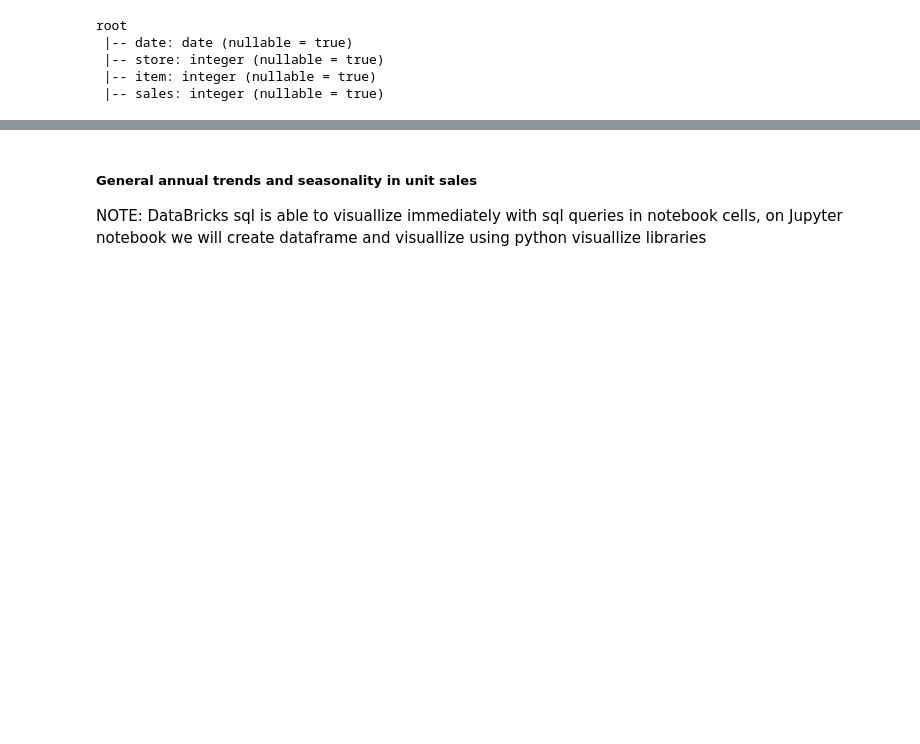
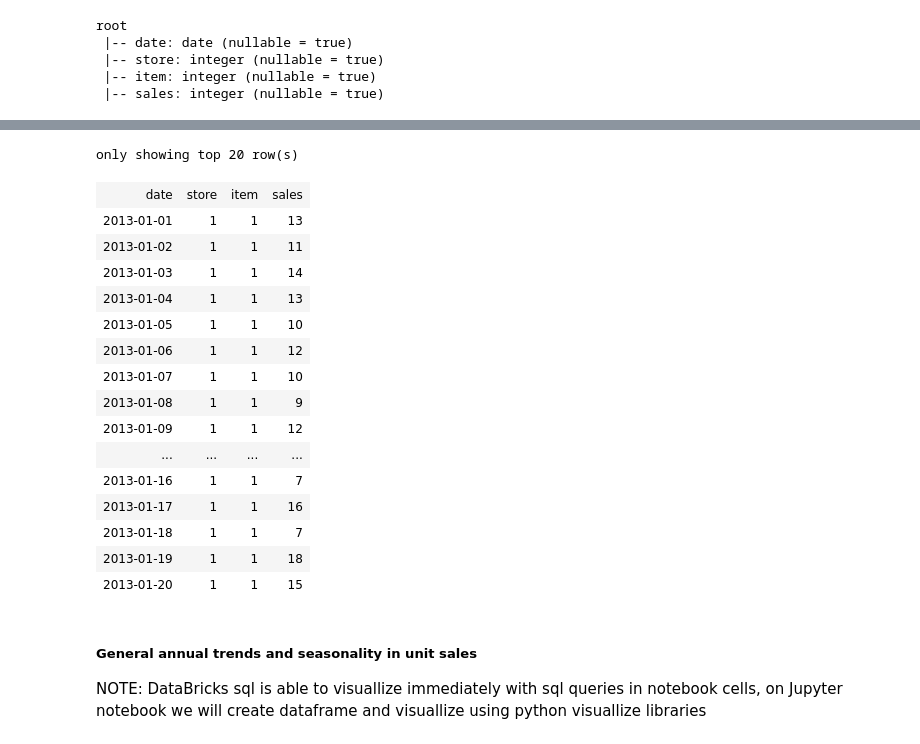
Before and after one commit to FelixQLe/Fine_Grained_Time_Serries_Forecasting_Leverage_Apache_Spark_FBProphet, a Jupyter notebook: Fine_Grained_Time_Serries_Forecasting_Leverage_Apache_Spark_FBProphet.ipynb, the cells around one changed output, grey strips where cells are left out. Cells and saved outputs as stored; diff of their text form; code cells hidden in the pictures; blank space fills up the shorter version.

```diff
--- a/Fine_Grained_Time_Serries_Forecasting_Leverage_Apache_Spark_FBProphet.ipynb
+++ b/Fine_Grained_Time_Serries_Forecasting_Leverage_Apache_Spark_FBProphet.ipynb
@@ -100,3 +85,24 @@ spdf_data.createOrReplaceTempView('train')
+# %%
+%%sparksql
+SELECT * FROM train;
+# %% [output]
+only showing top 20 row(s)
+| date | store | item | sales |
+| 2013-01-01 | 1 | 1 | 13 |
+| 2013-01-02 | 1 | 1 | 11 |
+| 2013-01-03 | 1 | 1 | 14 |
+| 2013-01-04 | 1 | 1 | 13 |
+| 2013-01-05 | 1 | 1 | 10 |
+| 2013-01-06 | 1 | 1 | 12 |
+| 2013-01-07 | 1 | 1 | 10 |
+| 2013-01-08 | 1 | 1 | 9 |
+| 2013-01-09 | 1 | 1 | 12 |
+| ... | ... | ... | ... |
+| 2013-01-16 | 1 | 1 | 7 |
+| 2013-01-17 | 1 | 1 | 16 |
+| 2013-01-18 | 1 | 1 | 7 |
+| 2013-01-19 | 1 | 1 | 18 |
+| 2013-01-20 | 1 | 1 | 15 |
 # %% [markdown]
 ##### General annual trends and seasonality in unit sales
 NOTE: DataBricks sql is able to visuallize immediately with sql queries in notebook cells, on Jupyter notebook we will create dataframe and visuallize using python visuallize libraries
```
Also changed, not shown: parts of 9 cells of this notebook.
